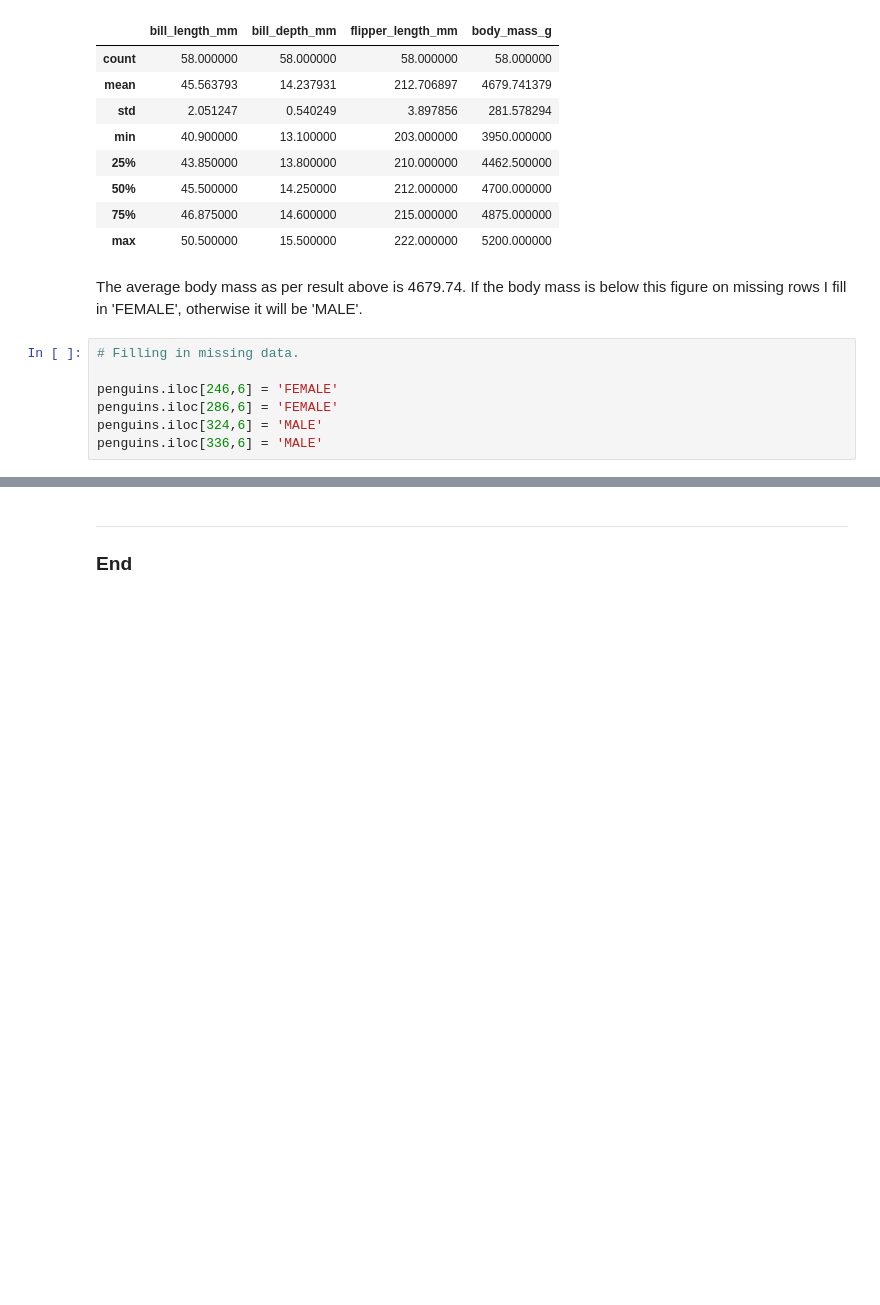
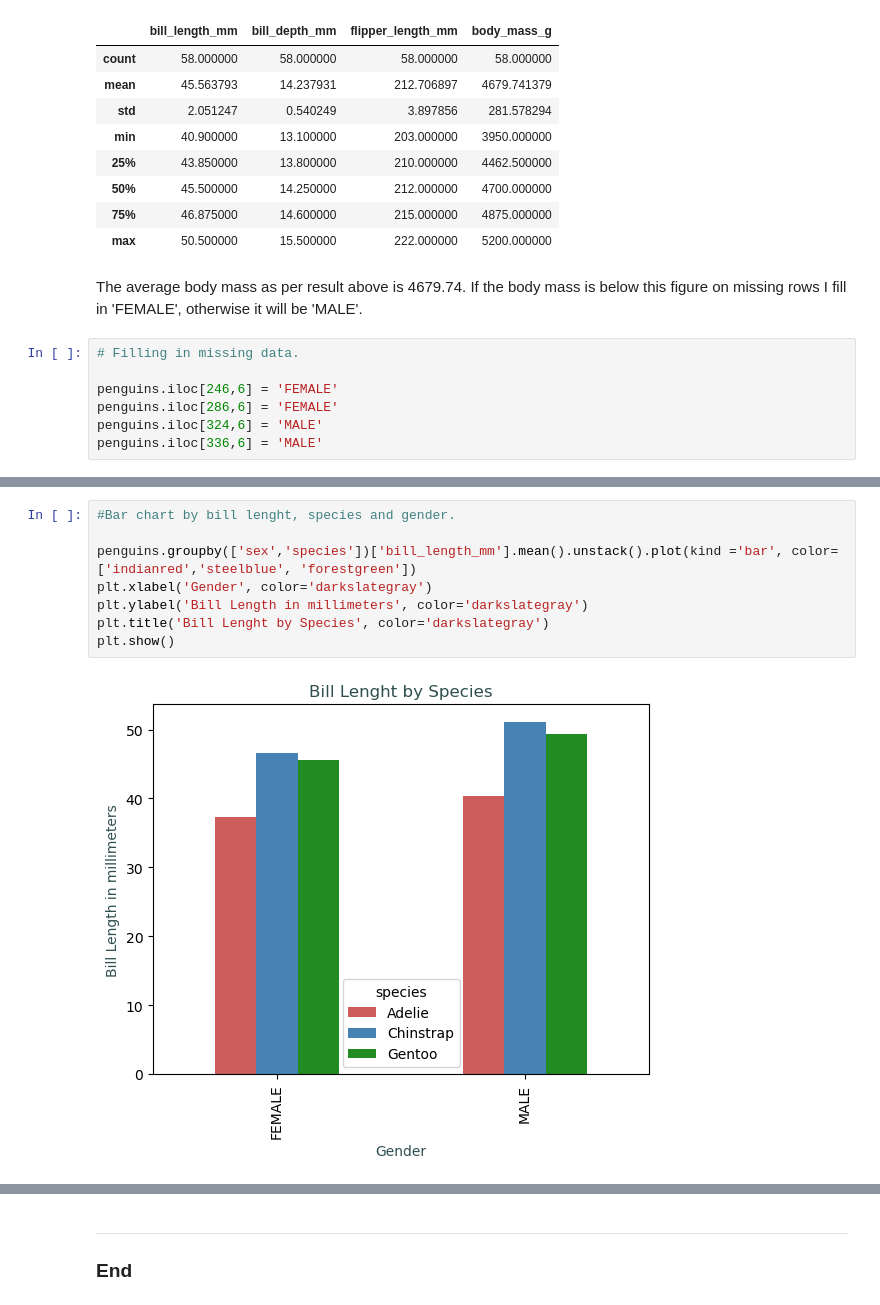
Before and after one commit to UWASIKLK/pda---mywork, a Jupyter notebook: penguins-project.ipynb, the cells around one changed output, grey strips where cells are left out. Cells and saved outputs as stored; diff of their text form; blank space fills up the shorter version.

```diff
--- a/penguins-project.ipynb
+++ b/penguins-project.ipynb
@@ -342,0 +404,10 @@ penguins[penguins['sex'].isna()]
+# %%
+#Bar chart by bill lenght, species and gender.
+
+penguins.groupby(['sex','species'])['bill_length_mm'].mean().unstack().plot(kind ='bar', color=['indianred','steelblue', 'forestgreen'])
+plt.xlabel('Gender', color='darkslategray')
+plt.ylabel('Bill Length in millimeters', color='darkslategray')
+plt.title('Bill Lenght by Species', color='darkslategray')
+plt.show()
+# %% [output]
+[figure, added]
```
Also changed, not shown: parts of 11 cells of this notebook.
